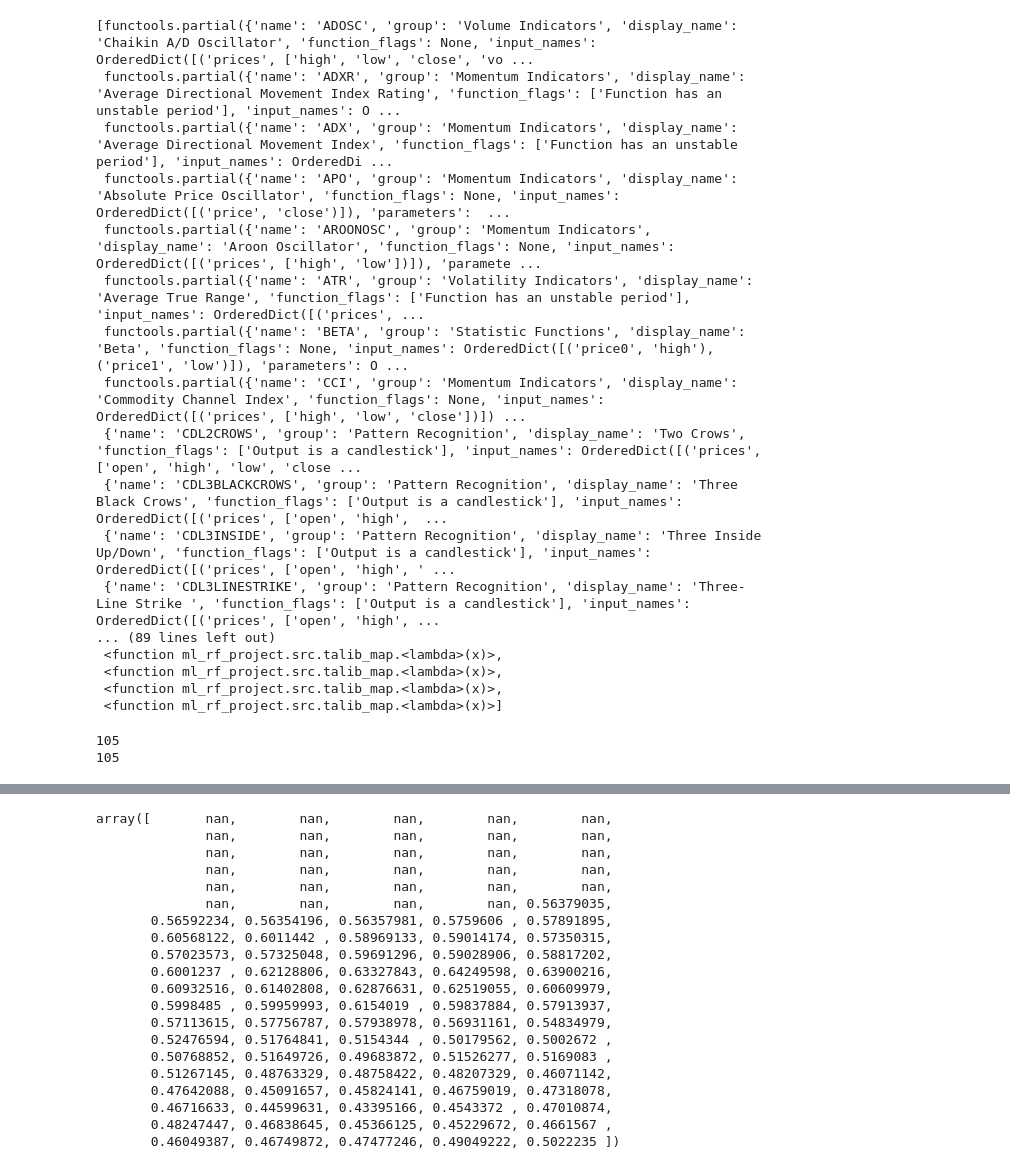
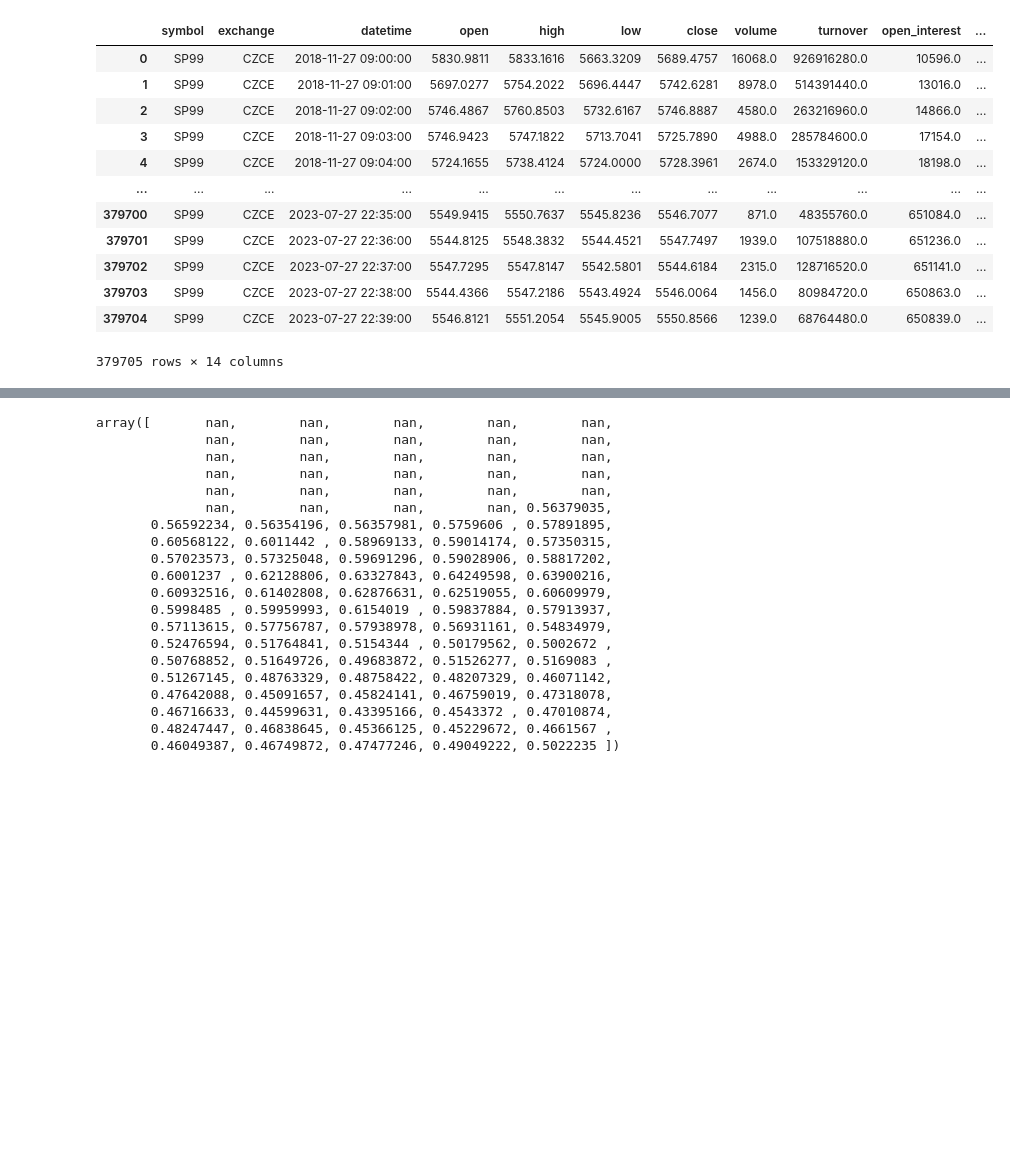
Before and after one commit to lianlongbagua/ml_rf_project, a Jupyter notebook: notebooks/production.ipynb, the cells around one changed output, grey strips where cells are left out. Cells and saved outputs as stored; diff of their text form; code cells hidden in the pictures; blank space fills up the shorter version.

```diff
--- a/notebooks/production.ipynb
+++ b/notebooks/production.ipynb
@@ -80,27 +13,0 @@ func_pool = get_funcs()
-# %%
-func_pool
-# %% [output]
-[functools.partial({'name': 'ADOSC', 'group': 'Volume Indicators', 'display_name': 'Chaikin A/D Oscillator', 'function_flags': None, 'input_names': OrderedDict([('prices', ['high', 'low', 'close', 'vo ...
- functools.partial({'name': 'ADXR', 'group': 'Momentum Indicators', 'display_name': 'Average Directional Movement Index Rating', 'function_flags': ['Function has an unstable period'], 'input_names': O ...
- functools.partial({'name': 'ADX', 'group': 'Momentum Indicators', 'display_name': 'Average Directional Movement Index', 'function_flags': ['Function has an unstable period'], 'input_names': OrderedDi ...
- functools.partial({'name': 'APO', 'group': 'Momentum Indicators', 'display_name': 'Absolute Price Oscillator', 'function_flags': None, 'input_names': OrderedDict([('price', 'close')]), 'parameters':  ...
- functools.partial({'name': 'AROONOSC', 'group': 'Momentum Indicators', 'display_name': 'Aroon Oscillator', 'function_flags': None, 'input_names': OrderedDict([('prices', ['high', 'low'])]), 'paramete ...
- functools.partial({'name': 'ATR', 'group': 'Volatility Indicators', 'display_name': 'Average True Range', 'function_flags': ['Function has an unstable period'], 'input_names': OrderedDict([('prices', ...
- functools.partial({'name': 'BETA', 'group': 'Statistic Functions', 'display_name': 'Beta', 'function_flags': None, 'input_names': OrderedDict([('price0', 'high'), ('price1', 'low')]), 'parameters': O ...
- functools.partial({'name': 'CCI', 'group': 'Momentum Indicators', 'display_name': 'Commodity Channel Index', 'function_flags': None, 'input_names': OrderedDict([('prices', ['high', 'low', 'close'])]) ...
- {'name': 'CDL2CROWS', 'group': 'Pattern Recognition', 'display_name': 'Two Crows', 'function_flags': ['Output is a candlestick'], 'input_names': OrderedDict([('prices', ['open', 'high', 'low', 'close ...
- {'name': 'CDL3BLACKCROWS', 'group': 'Pattern Recognition', 'display_name': 'Three Black Crows', 'function_flags': ['Output is a candlestick'], 'input_names': OrderedDict([('prices', ['open', 'high',  ...
- {'name': 'CDL3INSIDE', 'group': 'Pattern Recognition', 'display_name': 'Three Inside Up/Down', 'function_flags': ['Output is a candlestick'], 'input_names': OrderedDict([('prices', ['open', 'high', ' ...
- {'name': 'CDL3LINESTRIKE', 'group': 'Pattern Recognition', 'display_name': 'Three-Line Strike ', 'function_flags': ['Output is a candlestick'], 'input_names': OrderedDict([('prices', ['open', 'high', ...
-... (89 lines left out)
- <function ml_rf_project.src.talib_map.<lambda>(x)>,
- <function ml_rf_project.src.talib_map.<lambda>(x)>,
- <function ml_rf_project.src.talib_map.<lambda>(x)>,
- <function ml_rf_project.src.talib_map.<lambda>(x)>]
-# %%
-# check for duplicates in func_pool
-print(len(func_pool))
-print(len(set(func_pool)))
-# %% [output]
-105
-105
@@ -114,0 +18,16 @@ inputs = {
+# %%
+df
+# %% [output]
+|  | symbol | exchange | datetime | open | high | low | close | volume | turnover | open_interest | ... |
+| 0 | SP99 | CZCE | 2018-11-27 09:00:00 | 5830.9811 | 5833.1616 | 5663.3209 | 5689.4757 | 16068.0 | 926916280.0 | 10596.0 | ... |
+| 1 | SP99 | CZCE | 2018-11-27 09:01:00 | 5697.0277 | 5754.2022 | 5696.4447 | 5742.6281 | 8978.0 | 514391440.0 | 13016.0 | ... |
+| 2 | SP99 | CZCE | 2018-11-27 09:02:00 | 5746.4867 | 5760.8503 | 5732.6167 | 5746.8887 | 4580.0 | 263216960.0 | 14866.0 | ... |
+| 3 | SP99 | CZCE | 2018-11-27 09:03:00 | 5746.9423 | 5747.1822 | 5713.7041 | 5725.7890 | 4988.0 | 285784600.0 | 17154.0 | ... |
+| 4 | SP99 | CZCE | 2018-11-27 09:04:00 | 5724.1655 | 5738.4124 | 5724.0000 | 5728.3961 | 2674.0 | 153329120.0 | 18198.0 | ... |
+| ... | ... | ... | ... | ... | ... | ... | ... | ... | ... | ... | ... |
+| 379700 | SP99 | CZCE | 2023-07-27 22:35:00 | 5549.9415 | 5550.7637 | 5545.8236 | 5546.7077 | 871.0 | 48355760.0 | 651084.0 | ... |
+| 379701 | SP99 | CZCE | 2023-07-27 22:36:00 | 5544.8125 | 5548.3832 | 5544.4521 | 5547.7497 | 1939.0 | 107518880.0 | 651236.0 | ... |
+| 379702 | SP99 | CZCE | 2023-07-27 22:37:00 | 5547.7295 | 5547.8147 | 5542.5801 | 5544.6184 | 2315.0 | 128716520.0 | 651141.0 | ... |
+| 379703 | SP99 | CZCE | 2023-07-27 22:38:00 | 5544.4366 | 5547.2186 | 5543.4924 | 5546.0064 | 1456.0 | 80984720.0 | 650863.0 | ... |
+| 379704 | SP99 | CZCE | 2023-07-27 22:39:00 | 5546.8121 | 5551.2054 | 5545.9005 | 5550.8566 | 1239.0 | 68764480.0 | 650839.0 | ... |
+379705 rows × 14 columns
```
Also changed, not shown: parts of 10 cells of this notebook, 4 other files.
